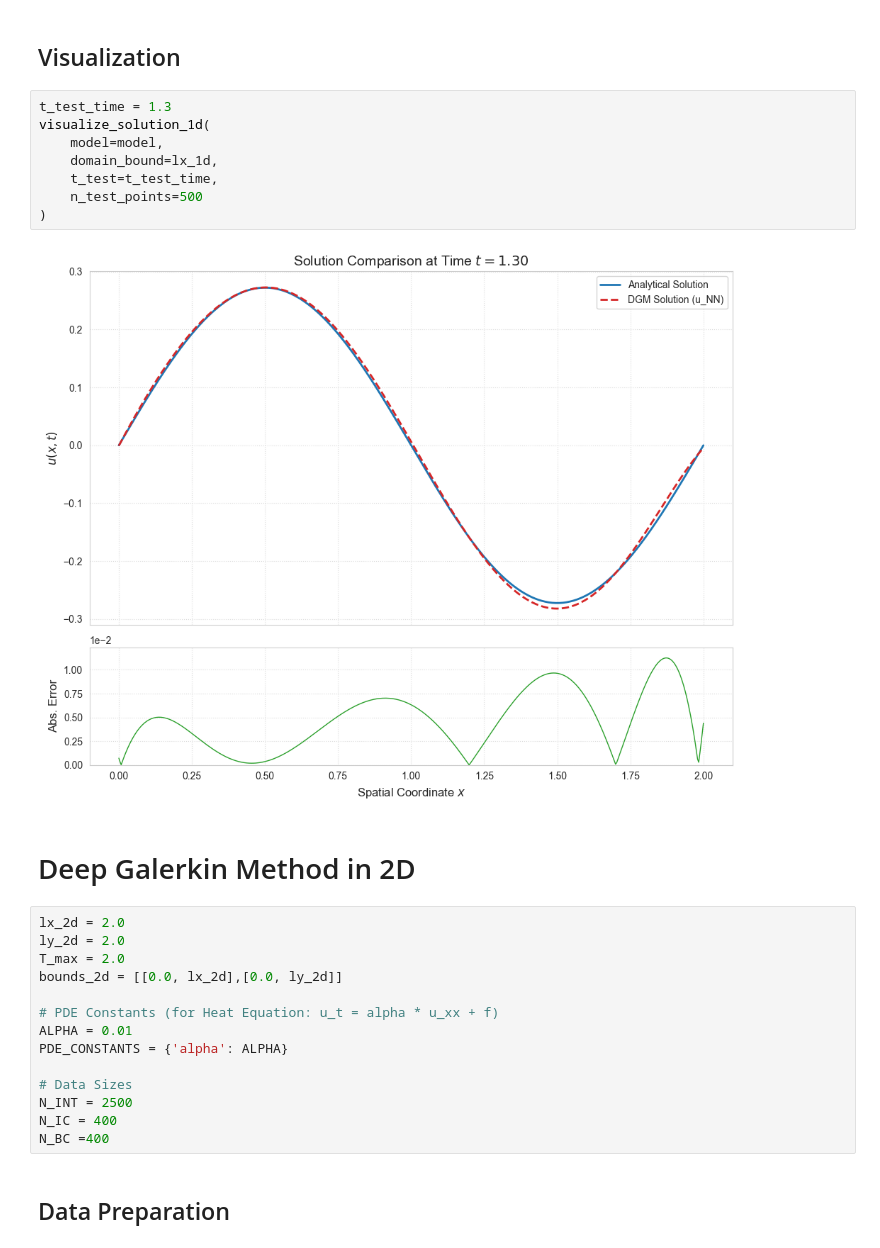
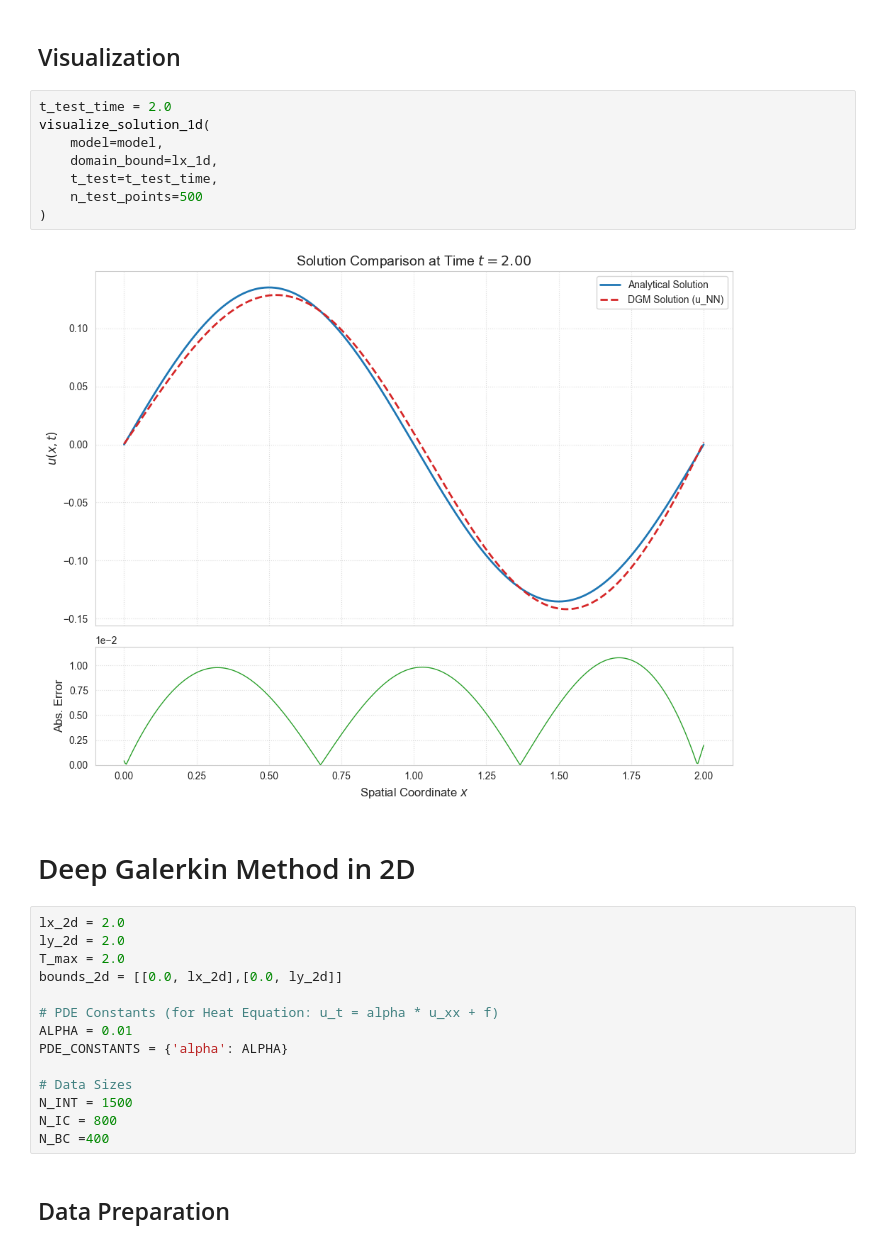
Before and after one commit to Abhijithsai451/deep_galerkin_methods, a Jupyter notebook: heat_equation/heat_equation_dgm_impl.ipynb, the cells around one changed output. Drawn from its saved outputs; the diff is of its cells as text.

```diff
--- a/heat_equation/heat_equation_dgm_impl.ipynb
+++ b/heat_equation/heat_equation_dgm_impl.ipynb
@@ -107,15 +93,15 @@ Epoch 5000/5000 | Total Loss: 0.0018 | L_pde: 0.0001 | L_ic: 0.0000 | L_bc: 0.00
 # %% [markdown]
 ## Visualization
 # %%
-t_test_time = 1.3
+t_test_time = 2.0
 visualize_solution_1d(
     model=model,
     domain_bound=lx_1d,
     t_test=t_test_time,
     n_test_points=500
 )
 # %% [output]
-[figure, old version]
+[figure, new version]
 # %% [markdown]
 # Deep Galerkin Method in 2D
 # %%
@@ -129,8 +115,8 @@ ALPHA = 0.01
 PDE_CONSTANTS = {'alpha': ALPHA}
 
 # Data Sizes
-N_INT = 2500
-N_IC = 400
+N_INT = 1500
+N_IC = 800
 N_BC =400
 # %% [markdown]
 ## Data Preparation
```
Also changed, not shown: parts of 9 cells of this notebook, 2 other files.
